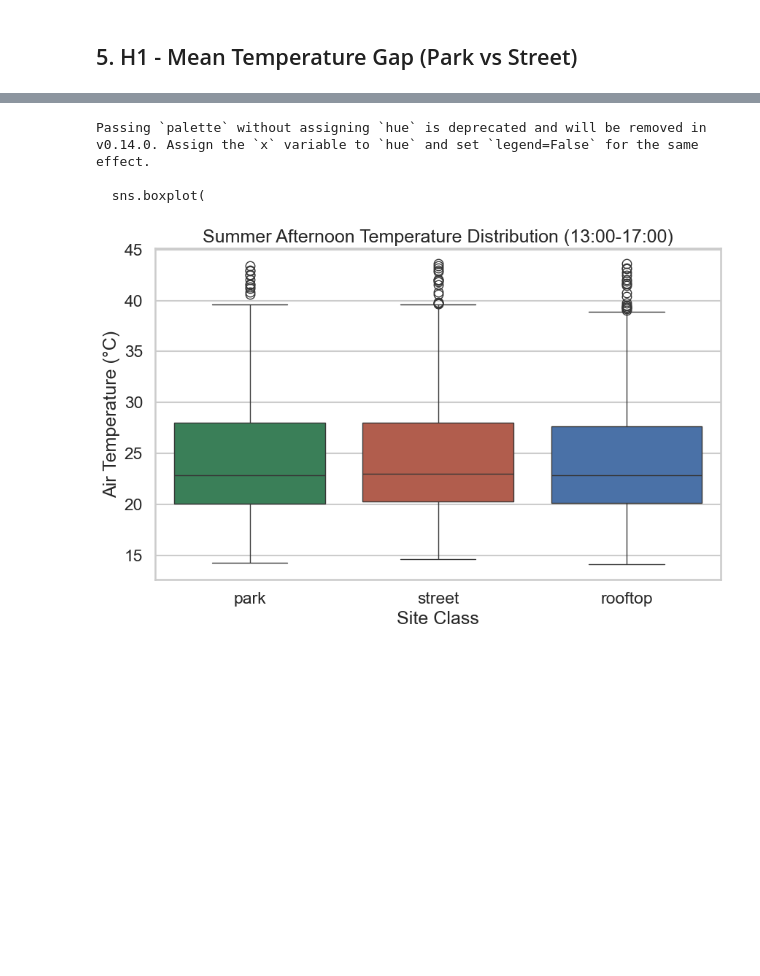
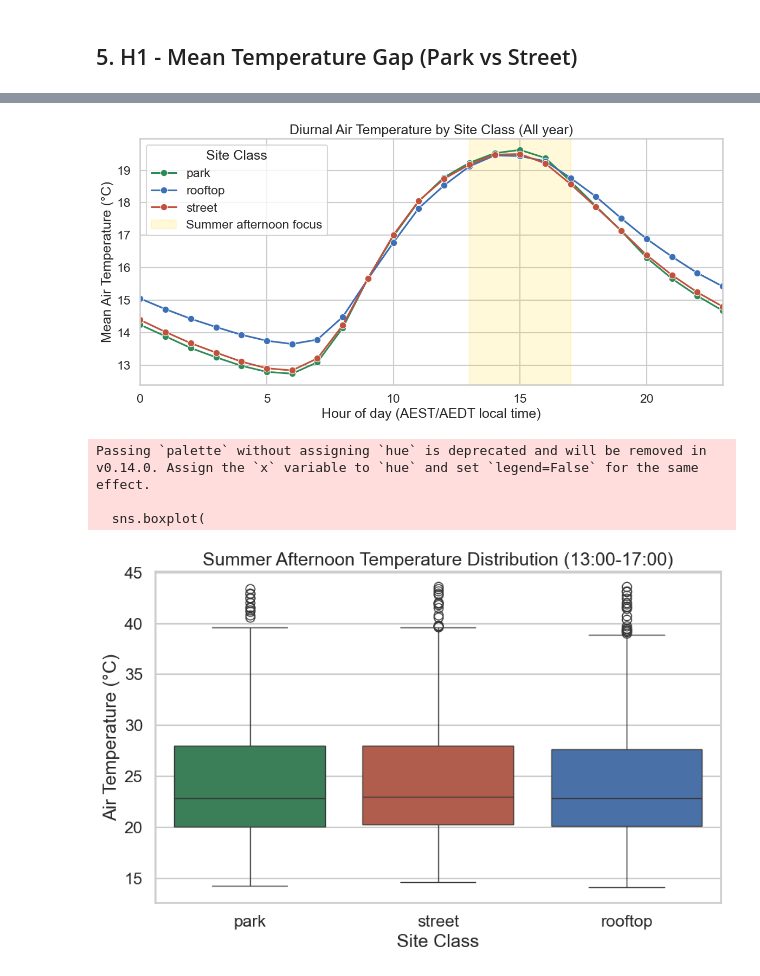
Before and after one commit to stroms26/ParksInMelbourne, a Jupyter notebook: eda.ipynb, the cells around one changed output, grey strips where cells are left out. Drawn from its saved outputs; the diff is of its cells as text; code cells hidden in the pictures; blank space fills up the shorter version.

```diff
--- a/eda.ipynb
+++ b/eda.ipynb
@@ -465,3 +472,29 @@ plt.show()
+# %%
+temp_profile = (
+    hourly_class.assign(hour=hourly_class['Time'].dt.hour)
+    .groupby(['LandType', 'hour'], as_index=False)['AirTemperature']
+    .mean()
+)
+
+plt.figure(figsize=(12, 6))
+sns.lineplot(
+    data=temp_profile,
+    x='hour',
+    y='AirTemperature',
+    hue='LandType',
+    marker='o',
+    palette={'park': '#2E8B57', 'street': '#C2513C', 'rooftop': '#3B6FB6'},
+)
+plt.axvspan(13, 17, color='gold', alpha=0.15, label='Summer afternoon focus')
+plt.title('Diurnal Air Temperature by Site Class (All year)')
+plt.xlabel('Hour of day (AEST/AEDT local time)')
+plt.ylabel('Mean Air Temperature (°C)')
+plt.xlim(0, 23)
+plt.legend(title='Site Class', loc='best')
+plt.tight_layout()
+plt.show()
+# %% [output]
+[figure, added]
 # %%
 summer_afternoon = hourly_class[
     hourly_class['Time'].dt.month.isin([12, 1, 2])
```
Also changed, not shown: parts of 5 cells of this notebook, 3 other files.
